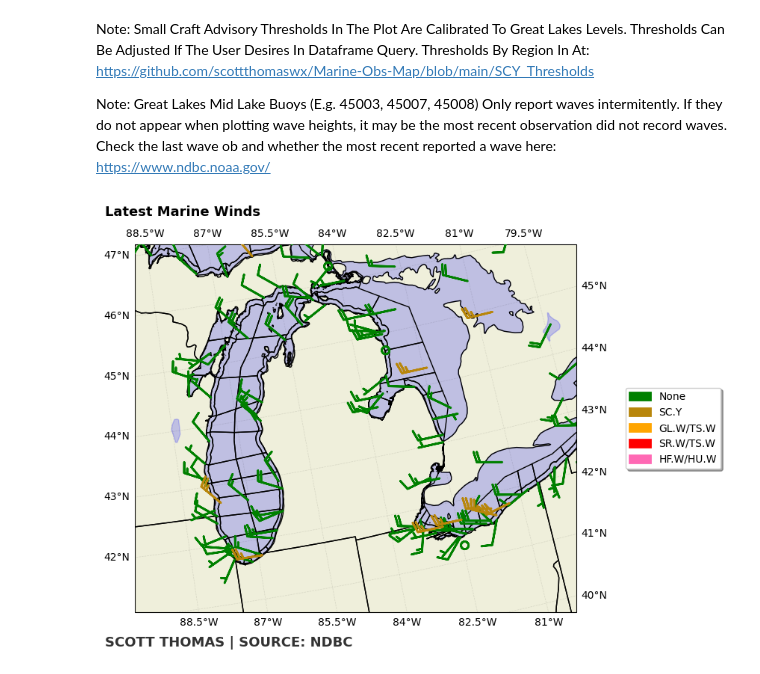
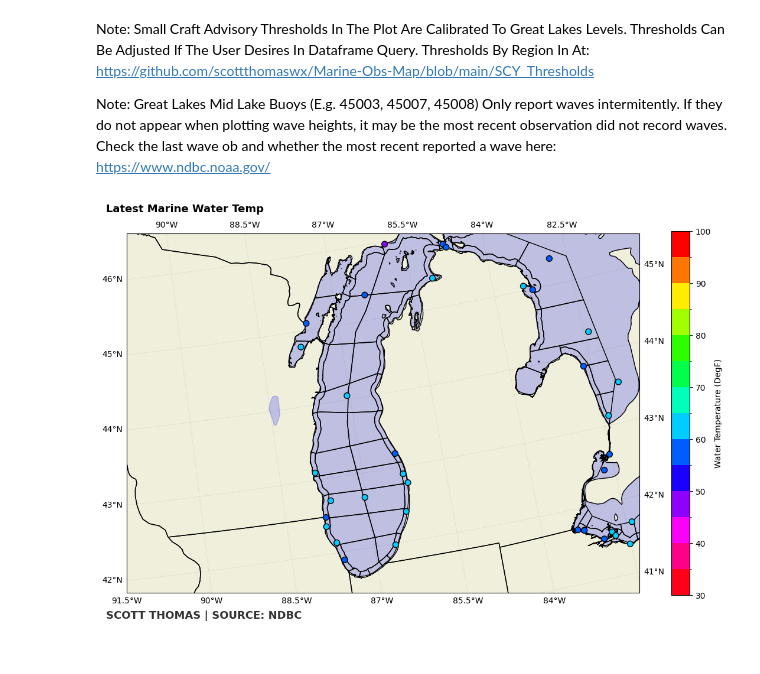
Before and after one commit to scottthomaswx/Marine-Obs-Map, a Jupyter notebook: MarineObsMap.ipynb, the cells around one changed output. Drawn from its saved outputs; the diff is of its cells as text; code cells hidden in the pictures.

Commit message:
Updates: Allow for non-integer bounds for map, set aspect ratio to avoid moving of fig text, increased legend size for winds and waves

```diff
--- a/MarineObsMap.ipynb
+++ b/MarineObsMap.ipynb
@@ -30,9 +30,15 @@ Note: Great Lakes Mid Lake Buoys (E.g. 45003, 45007, 45008) Only report waves in
 # @markdown ## Check what parameter you wish to plot
 # @markdown ### Not all stations will have all variables
 
-#User Selects What Obs They Want To Plot
+#User Selects What Obs They Want To Plot And Lat/Long
 
-variable = 'Sustained Wind Speed' # @param ["Wave Height", "Sustained Wind Speed", "Wind Gusts", "Air Temp", "Water Temp"]
+variable = 'Water Temp' # @param ["Wave Height", "Sustained Wind Speed", "Wind Gusts", "Air Temp", "Water Temp"]
+
+WestLong = -88 # @param {type:"number"}
+EastLong = -85 # @param {type:"number"}
+NorthLat = 46 # @param {type:"number"}
+SouthLat = 41.5 # @param {type:"number"}
+
 
 #Set Projection
 proj = ccrs.LambertConformal(central_latitude=45., central_longitude=-100.,
@@ -48,10 +54,10 @@ ax = plt.axes(projection=proj)
 ax.coastlines('50m', edgecolor='black')
 ax.add_feature(cfeat.OCEAN.with_scale('50m'))
 ax.add_feature(cfeat.LAND.with_scale('50m'))
-ax.set_extent([-89, -80, 41, 46], ccrs.PlateCarree())
+ax.set_extent([WestLong, EastLong, SouthLat, NorthLat], ccrs.PlateCarree())
 lake = cfeat.NaturalEarthFeature('physical', 'lakes', '50m', edgecolor='blue', facecolor='blue', alpha=0.2, zorder = 1)
 ax.add_geometries(MarZoneMap.geometry, crs = ccrs.PlateCarree(), facecolor = 'none', edgecolor = 'black',  zorder=2)
-
+ax.set_box_aspect(0.7)
 #If User Selects Wave Height
 if variable == 'Wave Height':
 
@@ -97,14 +103,15 @@ if variable == 'Wave Height':
             transform=ccrs.PlateCarree(), s = 50, zorder = 999, edgecolor = 'black')
 
   #Add Text Based On Plot Ratios
-  plt.figtext(0.22, 0.85, f'Latest Wave Heights', ha='left', weight='bold', fontsize=13)
-  plt.figtext(0.22, 0.13, f'SCOTT THOMAS | SOURCE: NDBC', weight='bold', color='black', fontsize=13, ha='left', alpha=0.8)
+  plt.figtext(0.17, 0.85, f'Latest Wave Heights', ha='left', weight='bold', fontsize=13)
+  plt.figtext(0.17, 0.13, f'SCOTT THOMAS | SOURCE: NDBC', weight='bold', color='black', fontsize=13, ha='left', alpha=0.8)
 
   #Add Legend To Right Of Plot
   box = ax.get_position()
   ax.set_position([box.x0, box.y0, box.width * 0.8, box .height])
   ax.legend(loc='center left', bbox_to_anchor=(1.10, 0.5),
-      ncol=1, fancybox=True, shadow=True)
+    ncol=1, fancybox=True, shadow=True,
+    title_fontsize = 14, fontsize = 14, title='  Wave Height (ft)')
 
 #If User Selects Sustained Wind Speed
 elif variable == 'Sustained Wind Speed':
@@ -138,30 +145,31 @@ elif variable == 'Sustained Wind Speed':
   HFWU, HFWV = mpcalc.wind_components((HFW_Wind['wind_speed_kts'].values * units ('knots')), (HFW_Wind['wind_direction'].values * units ('deg')))
 
   #Plot Barbs Colored By Sustained Wind Magnitude
-  ax.barbs(NoneWind['longitude'], NoneWind['latitude'], NoneU, NoneV, barbcolor='green', label = 'None',
+  ax.barbs(NoneWind['longitude'], NoneWind['latitude'], NoneU, NoneV, barbcolor='green', label = 'No Hazard (<22 kts)',
             transform=ccrs.PlateCarree(),zorder = 999, linewidth=2)
 
-  ax.barbs(SCY_Wind['longitude'], SCY_Wind['latitude'], SCYU, SCYV, barbcolor='darkgoldenrod', label = 'SC.Y',
+  ax.barbs(SCY_Wind['longitude'], SCY_Wind['latitude'], SCYU, SCYV, barbcolor='darkgoldenrod', label = 'SC.Y (22-33 kts)',
             transform=ccrs.PlateCarree(), zorder = 999, linewidth=2)
 
-  ax.barbs(GLW_Wind['longitude'], GLW_Wind['latitude'], GLWU, GLWV, barbcolor='orange', label = 'GL.W/TS.W',
+  ax.barbs(GLW_Wind['longitude'], GLW_Wind['latitude'], GLWU, GLWV, barbcolor='orange', label = 'GL.W/TS.W (34-47 kts)',
             transform=ccrs.PlateCarree(), zorder = 999, linewidth=2)
 
-  ax.barbs(SRW_Wind['longitude'], SRW_Wind['latitude'], SRWU, SRWV, barbcolor='red', label = 'SR.W/TS.W',
+  ax.barbs(SRW_Wind['longitude'], SRW_Wind['latitude'], SRWU, SRWV, barbcolor='red', label = 'SR.W/TS.W (48-63 kts)',
             transform=ccrs.PlateCarree(), zorder = 999, linewidth=2)
 
-  ax.barbs(HFW_Wind['longitude'], HFW_Wind['latitude'], HFWU, HFWV, barbcolor='hotpink', label = 'HF.W/HU.W',
+  ax.barbs(HFW_Wind['longitude'], HFW_Wind['latitude'], HFWU, HFWV, barbcolor='hotpink', label = 'HF.W/HU.W (>64 kts)',
             transform=ccrs.PlateCarree(), zorder = 999, linewidth=2)
 
   #Add Text Based On Plot Ratios
-  plt.figtext(0.22, 0.85, f'Latest Marine Winds', ha='left', weight='bold', fontsize=13)
-  plt.figtext(0.22, 0.13, f'SCOTT THOMAS | SOURCE: NDBC', weight='bold', color='black', fontsize=13, ha='left', alpha=0.8)
+  plt.figtext(0.17, 0.85, f'Latest Marine Winds', ha='left', weight='bold', fontsize=13)
+  plt.figtext(0.17, 0.13, f'SCOTT THOMAS | SOURCE: NDBC', weight='bold', color='black', fontsize=13, ha='left', alpha=0.8)
 
   #Plot Legend To Right Of Box
   box = ax.get_position()
   ax.set_position([box.x0, box.y0, box.width * 0.8, box .height])
   ax.legend(loc='center left', bbox_to_anchor=(1.10, 0.5),
-      ncol=1, fancybox=True, shadow=True)
+    ncol=1, fancybox=True, shadow=True, title='  Wind Speed (kts)',
+    title_fontsize = 14, fontsize = 14)
 
 #If User Selects Wind Gusts
 elif variable == 'Wind Gusts':
@@ -194,30 +202,31 @@ elif variable == 'Wind Gusts':
   HFWU, HFWV = mpcalc.wind_components((HFW_Gusts['wind_gust_kts'].values * units ('knots')), (HFW_Gusts['wind_direction'].values * units ('deg')))
 
   #Plot Wind Barbs Colored By Gust Magnitude
-  ax.barbs(NoneGusts['longitude'], NoneGusts['latitude'], NoneU, NoneV, barbcolor='green', label = 'None',
+  ax.barbs(NoneGusts['longitude'], NoneGusts['latitude'], NoneU, NoneV, barbcolor='green', label = 'No Hazard (<22 kts)',
             transform=ccrs.PlateCarree(),zorder = 999, linewidth=2)
 
-  ax.barbs(SCY_Gusts['longitude'], SCY_Gusts['latitude'], SCYU, SCYV, barbcolor='darkgoldenrod', label = 'SC.Y',
+  ax.barbs(SCY_Gusts['longitude'], SCY_Gusts['latitude'], SCYU, SCYV, barbcolor='darkgoldenrod', label = 'SC.Y (22-33 kts)',
             transform=ccrs.PlateCarree(), zorder = 999, linewidth=2)
 
-  ax.barbs(GLW_Gusts['longitude'], GLW_Gusts['latitude'], GLWU, GLWV, barbcolor='orange', label = 'GL.W/TS.W',
+  ax.barbs(GLW_Gusts['longitude'], GLW_Gusts['latitude'], GLWU, GLWV, barbcolor='orange', label = 'GL.W/TS.W (34-47 kts)',
             transform=ccrs.PlateCarree(), zorder = 999, linewidth=2)
 
-  ax.barbs(SRW_Gusts['longitude'], SRW_Gusts['latitude'], SRWU, SRWV, barbcolor='red', label = 'SR.W/TS.W',
+  ax.barbs(SRW_Gusts['longitude'], SRW_Gusts['latitude'], SRWU, SRWV, barbcolor='red', label = 'SR.W/TS.W (48-63 kts)',
             transform=ccrs.PlateCarree(), zorder = 999, linewidth=2)
 
-  ax.barbs(HFW_Gusts['longitude'], HFW_Gusts['latitude'], HFWU, HFWV, barbcolor='hotpink', label = 'HF.W/HU.W',
+  ax.barbs(HFW_Gusts['longitude'], HFW_Gusts['latitude'], HFWU, HFWV, barbcolor='hotpink', label = 'HF.W/HU.W (>64 kts)',
             transform=ccrs.PlateCarree(), zorder = 999, linewidth=2)
 
   #Add Text Based On Plot Ratios
-  plt.figtext(0.22, 0.85, f'Latest Marine Gusts', ha='left', weight='bold', fontsize=13)
-  plt.figtext(0.22, 0.13, f'SCOTT THOMAS | SOURCE: NDBC', weight='bold', color='black', fontsize=13, ha='left', alpha=0.8)
+  plt.figtext(0.17, 0.85, f'Latest Marine Gusts', ha='left', weight='bold', fontsize=13)
+  plt.figtext(0.17, 0.13, f'SCOTT THOMAS | SOURCE: NDBC', weight='bold', color='black', fontsize=13, ha='left', alpha=0.8)
 
   #Plot Legend To Right Of Box
   box = ax.get_position()
   ax.set_position([box.x0, box.y0, box.width * 0.8, box .height])
   ax.legend(loc='center left', bbox_to_anchor=(1.10, 0.5),
-      ncol=1, fancybox=True, shadow=True)
+    ncol=1, fancybox=True, shadow=True, markerscale = 14,
+    title_fontsize = 14, fontsize = 14)
 
 #If User Selects Air Temp
 elif variable == 'Air Temp':
@@ -248,8 +257,8 @@ elif variable == 'Air Temp':
   plt.colorbar( atmp, label="Air Temperature (DegF)", orientation="vertical", location = 'right')
 
   #Add Text Based On Plot Ratios
-  plt.figtext(0.20, 0.92, f'Latest Marine Air Temp', ha='left', weight='bold', fontsize=13)
-  plt.figtext(0.20, 0.06, f'SCOTT THOMAS | SOURCE: NDBC', weight='bold', color='black', fontsize=13, ha='left', alpha=0.8)
+  plt.figtext(0.10, 0.92, f'Latest Marine Air Temp', ha='left', weight='bold', fontsize=13)
+  plt.figtext(0.10, 0.06, f'SCOTT THOMAS | SOURCE: NDBC', weight='bold', color='black', fontsize=13, ha='left', alpha=0.8)
 
 #If User Selects Water Temp
 elif variable == 'Water Temp':
@@ -267,33 +276,33 @@ elif variable == 'Water Temp':
   #Remove any stations that dont have water temperature
   df.dropna(subset=['water_temp_degf'], inplace=True)
 
   #Set Color Map and Levels For CMAP
   cmap = plt.cm.hsv_r
   bounds = [30, 35, 40, 45, 50, 55, 60, 65, 70, 75, 80, 85, 90, 95, 100]
   norm = mpl.colors.BoundaryNorm(bounds, cmap.N)
 
   #Plot Water Temp
   wtmp = ax.scatter(df['longitude'], df['latitude'], c=df['water_temp_degf'],
            transform=ccrs.PlateCarree(), cmap = cmap, norm = norm, zorder = 999, s = 50, edgecolor = 'black')
 
   #Plot Colorbar
   plt.colorbar( wtmp, label="Water Temperature (DegF)", orientation="vertical", location = 'right')
 
   #Add Text Based On Plot Ratios
-  plt.figtext(0.20, 0.92, f'Latest Marine Water Temp', ha='left', weight='bold', fontsize=13)
-  plt.figtext(0.20, 0.06, f'SCOTT THOMAS | SOURCE: NDBC', weight='bold', color='black', fontsize=13, ha='left', alpha=0.8)
+  plt.figtext(0.10, 0.92, f'Latest Marine Water Temp', ha='left', weight='bold', fontsize=13)
+  plt.figtext(0.10, 0.06, f'SCOTT THOMAS | SOURCE: NDBC', weight='bold', color='black', fontsize=13, ha='left', alpha=0.8)
 
 #Add Features To Plot
 ax.coastlines(color='black',resolution='10m',zorder=99)
 ax.add_feature(cfeat.STATES.with_scale('50m'),edgecolor='black', zorder=9)
 ax.add_feature(lake)
 
 #Add Lat Long Grid
 gl = ax.gridlines(draw_labels = True, x_inline = False, y_inline = False, rotate_labels = False, linewidth = 0.5, linestyle = '--', color = 'black', alpha = 0.1)
 gl.x_labels_top = False
 gl.x_labels_bottom = True
 
 #Show Plot
 plt.show()
 # %% [output]
-[figure, old version]
+[figure, new version]
```
